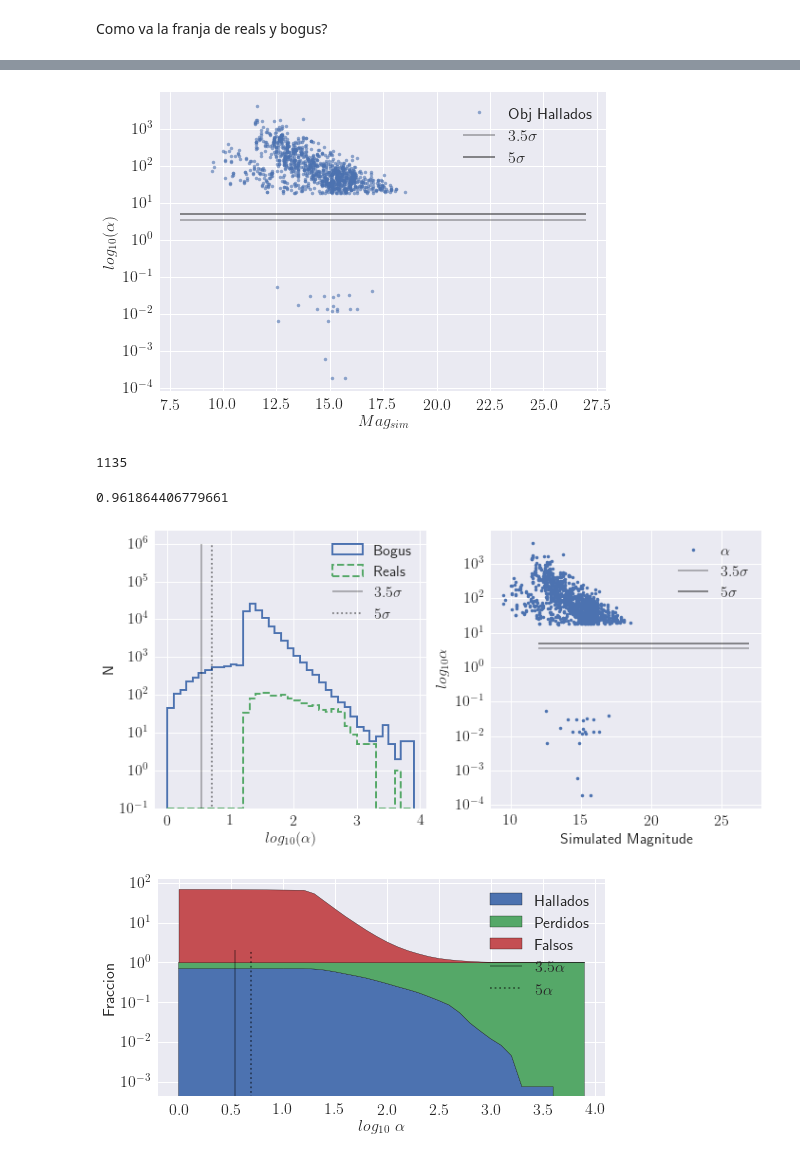
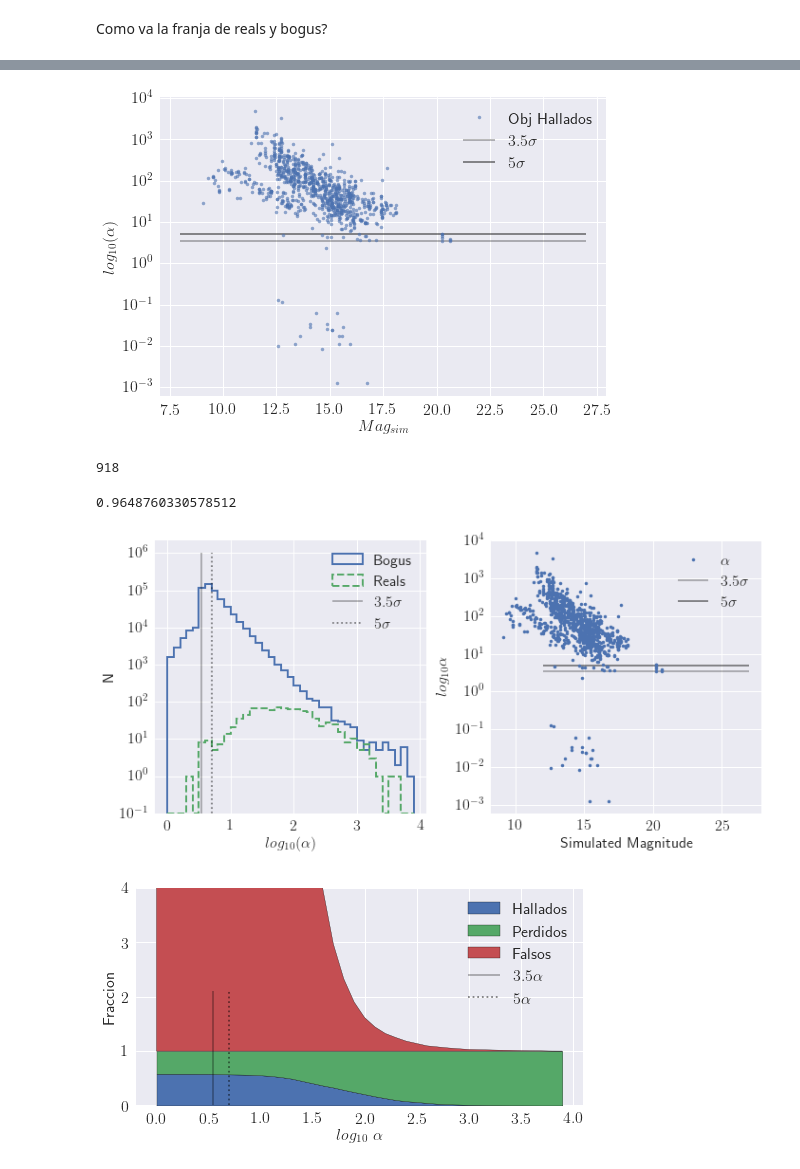
Before and after one commit to BrunoSanchez/O2RBMLearning, a Jupyter notebook: scorr_figures.ipynb, the cells around one changed output, grey strips where cells are left out. Cells and saved outputs as stored; diff of their text form; code cells hidden in the pictures.

Commit message:
Added plots and models

```diff
--- a/scorr_figures.ipynb
+++ b/scorr_figures.ipynb
@@ -15,7 +15,7 @@ sns.set_context(font_scale=16)
 plt.rcParams["patch.force_edgecolor"] = True
 plt.rcParams['text.usetex'] = True
 # %%
-engine = create_engine('sqlite:///../O2RBpipeline/Hi_threshO2rbogus-dev.db')
+engine = create_engine('sqlite:///../O2RBpipeline/O2rbogus-dev.db')
 # %%
 simulated = pd.read_sql_query("""SELECT * FROM Simulated""", engine)
 # %%
@@ -100,5 +100,5 @@ plt.savefig('significances.png', dpi=400)
 # %%
-plt.semilogy(reals.sim_mag, reals.SIGNIFICANCE, '.', alpha=0.6,label=r'Obj Hallados')
+plt.semilogy(reals.sim_mag+25, reals.SIGNIFICANCE, '.', alpha=0.6,label=r'Obj Hallados')
 plt.ylabel(r'$log_{10}(\alpha)$', fontsize=16)
 plt.hlines(y=3.5, xmax=27, xmin=8., label=r'$3.5\sigma$', alpha=0.3)
 plt.hlines(y=5, xmax=27, xmin=8., label=r'$5\sigma$', alpha=0.5)
@@ -107,15 +107,15 @@ plt.xlabel('$Mag_{sim}$', fontsize=16)
 plt.legend(loc='best', fontsize=16)
 plt.savefig('mag_vs_significance.png', dpi=420)
 # %% [output]
-[figure, old version]
+[figure, new version]
 # %%
 sum(reals.SIGNIFICANCE>5.)#/float(sum(reals.SIGNIFICANCE>3.5))
 # %% [output]
-1135
+918
 # %%
 float(sum(reals.SIGNIFICANCE>3.5))/len(reals)
 # %% [output]
-0.961864406779661
+0.9648760330578512
 # %%
 plt.figure(figsize=(10, 5))
 plt.subplot(121)
@@ -139,7 +139,7 @@ plt.tick_params(labelsize=16)
 plt.legend(loc='best', fontsize=16)
 
 plt.subplot(122)
-plt.semilogy(reals.sim_mag, reals.SIGNIFICANCE, '.', label=r'$\alpha$')
+plt.semilogy(reals.sim_mag+25, reals.SIGNIFICANCE, '.', label=r'$\alpha$')
 plt.ylabel(r'$log_{10}\alpha$', fontsize=16)
 plt.hlines(y=3.5, xmax=27, xmin=12., label=r'$3.5\sigma$', alpha=0.3)
 plt.hlines(y=5, xmax=27, xmin=12., label=r'$5\sigma$', alpha=0.5)
@@ -149,7 +149,7 @@ plt.legend(loc='best', fontsize=16)
 plt.tight_layout()
 plt.savefig('significance_magnitudes.png', dpi=420)
 # %% [output]
-[figure, old version]
+[figure, new version]
 # %%
 def TruePositives(dt, thresh, tot_sim):
     detections = dt[dt.SIGNIFICANCE>thresh]
@@ -166,28 +166,29 @@ tot_sim = len(simulated)
 # %%
 plt.rcParams['text.usetex'] = True
 plt.figure(figsize=(8, 4))
 plt.fill_between(x=np.arange(0., 4., 0.1), y1=0.,
                  y2=[TruePositives(dt_scr, th, tot_sim) for th in 10**np.arange(0., 4., 0.1)],
                  label='Hallados', alpha=1)
 
 plt.fill_between(x=np.arange(0., 4., 0.1),
                  y1=[TruePositives(dt_scr, th, tot_sim) for th in 10**np.arange(0., 4., 0.1)],
                  y2=1, label='Perdidos')
 
 plt.fill_between(x=np.arange(0., 4., 0.1), y1=1.,
                  y2=[1.+FalsePositives(dt_scr, th, tot_sim) for th in 10**np.arange(0., 4., 0.1)],
                  label='Falsos')
 plt.vlines(x=np.log10(3.5), ymax=2.1, ymin=0., label=r'$3.5\alpha$', alpha=0.3)
 plt.vlines(x=np.log10(5), linestyle=':', ymax=2.1, ymin=0., label=r'$5\alpha$', alpha=0.5)
 
 plt.xlabel(r'$log_{10} \ \alpha$', fontsize=16)
 plt.ylabel('Fraccion', fontsize=16)
 plt.legend(loc='best', fontsize=16)
 plt.tick_params(labelsize=16)
-plt.semilogy()
+#plt.semilogy()
+plt.ylim(0, 4)
 plt.savefig('scorr_thresholds.png', dpi=480)
 # %% [output]
-[figure, old version]
+[figure, new version]
 # %%
 from matplotlib.ticker import NullFormatter
 
```
Also changed, not shown: parts of 7 cells of this notebook, 55 other files.
